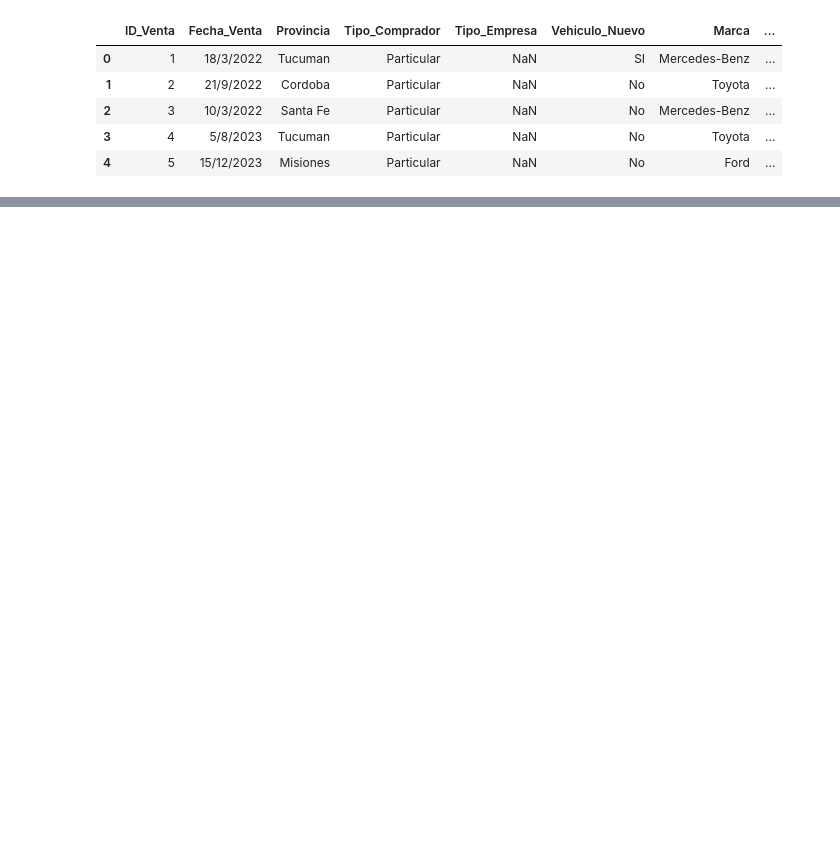
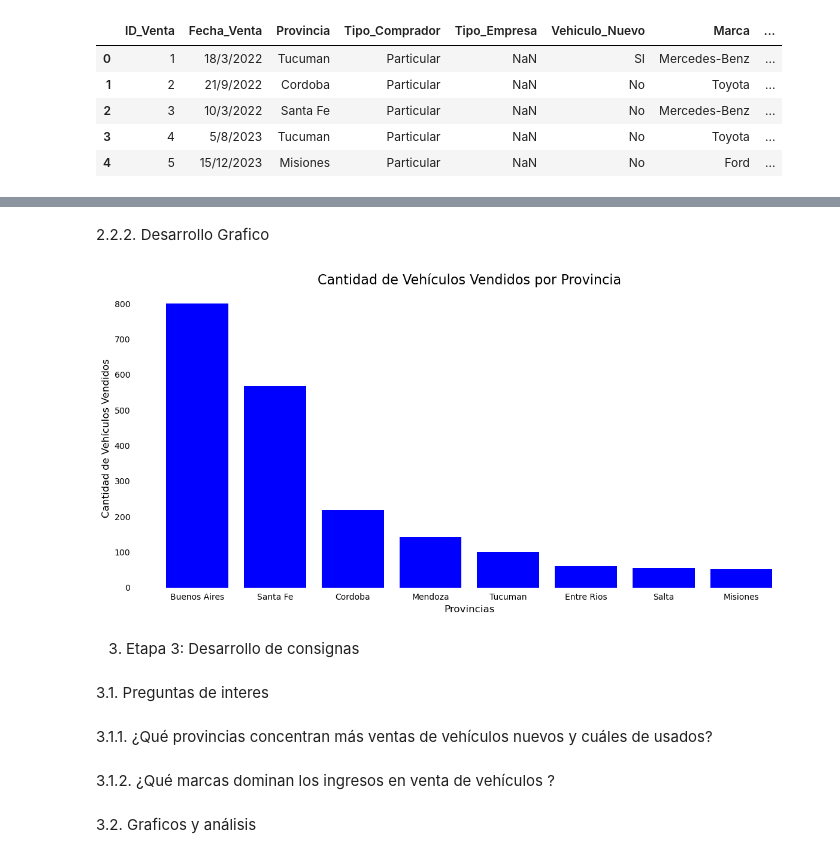
Before and after one commit to IgnacioMilanesio/Proyecto_VentaVehiculos_Milanesio, a Jupyter notebook: ProyectoVentaVehiculos+Milanesio.ipynb, the cells around one changed output, grey strips where cells are left out. Drawn from its saved outputs; the diff is of its cells as text; code cells hidden in the pictures; blank space fills up the shorter version.

```diff
--- a/ProyectoVentaVehiculos+Milanesio.ipynb
+++ b/ProyectoVentaVehiculos+Milanesio.ipynb
@@ -53,0 +100,6 @@ plt.show()
+# %%
+#Debido a que en los tipos de compradores que son "Particular" tienen registros vacios en "Tipo_empresa",
+#se procede a completar los valores vacios por "No Aplica".
+
+df['Tipo_Empresa'] = df['Tipo_Empresa'].fillna('No Aplica')
+print("Registros nulos en tipos de empresas:",df['Tipo_Empresa'].isnull().sum())
@@ -53,0 +198,43 @@ plt.show()
+# %% [markdown]
+2.2.2. Desarrollo Grafico
+# %%
+import matplotlib.pyplot as plt
+
+# Ordenar los datos por cantidad de vehículos vendidos
+cantidad_vehiculos_provincia = cantidad_vehiculos_provincia.sort_values(by='Cantidad', ascending=False)
+
+# Crear el gráfico
+plt.figure(figsize=(12, 6))
+plt.bar(cantidad_vehiculos_provincia['Provincia'], cantidad_vehiculos_provincia['Cantidad'], color='blue')
+
+# Títulos y etiquetas
+plt.title('Cantidad de Vehículos Vendidos por Provincia', fontsize=16, color='black')
+plt.xlabel('Provincias', fontsize=12, color='black')
+plt.ylabel('Cantidad de Vehículos Vendidos', fontsize=12, color='black')
+
+# Rotar etiquetas del eje X
+plt.xticks(rotation=0, fontsize=10, color='black')
+plt.yticks(color='black')
+
+# Eliminar borde y ejes
+for spine in plt.gca().spines.values():
+    spine.set_visible(False)
+
+plt.gca().tick_params(left=False, bottom=False)  # quitar marcas de los ejes
+plt.gca().set_axisbelow(True)  # Para enviar grid detrás de las barras
+
+# Mostrar el gráfico
+plt.tight_layout()
+plt.show()
+# %% [output]
+[figure, added]
+# %% [markdown]
+3. Etapa 3: Desarrollo de consignas
+# %% [markdown]
+3.1. Preguntas de interes
+# %% [markdown]
+3.1.1. ¿Qué provincias concentran más ventas de vehículos nuevos y cuáles de usados?
+# %% [markdown]
+3.1.2. ¿Qué marcas dominan los ingresos en venta de vehículos ?
+# %% [markdown]
+3.2. Graficos y análisis
```
Also changed, not shown: parts of 35 cells of this notebook.
